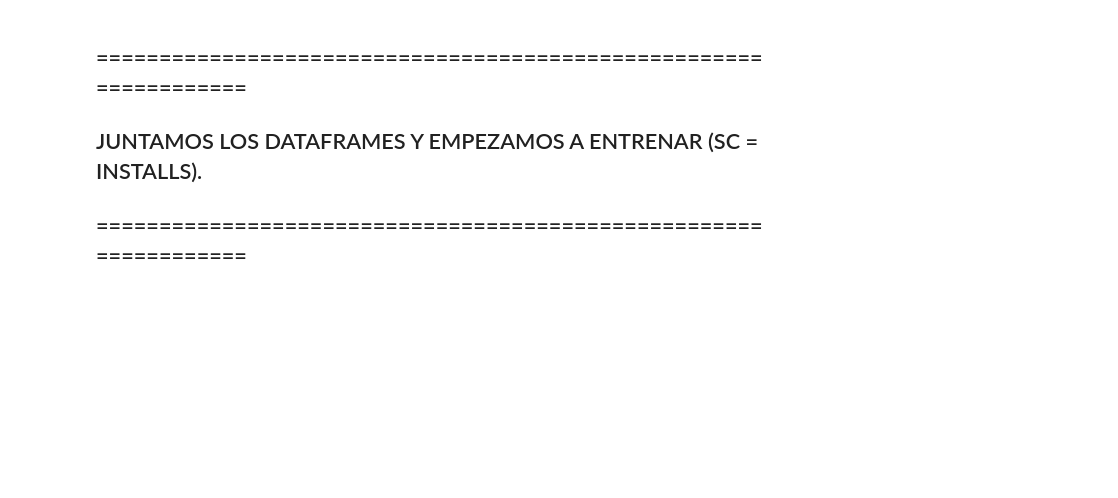
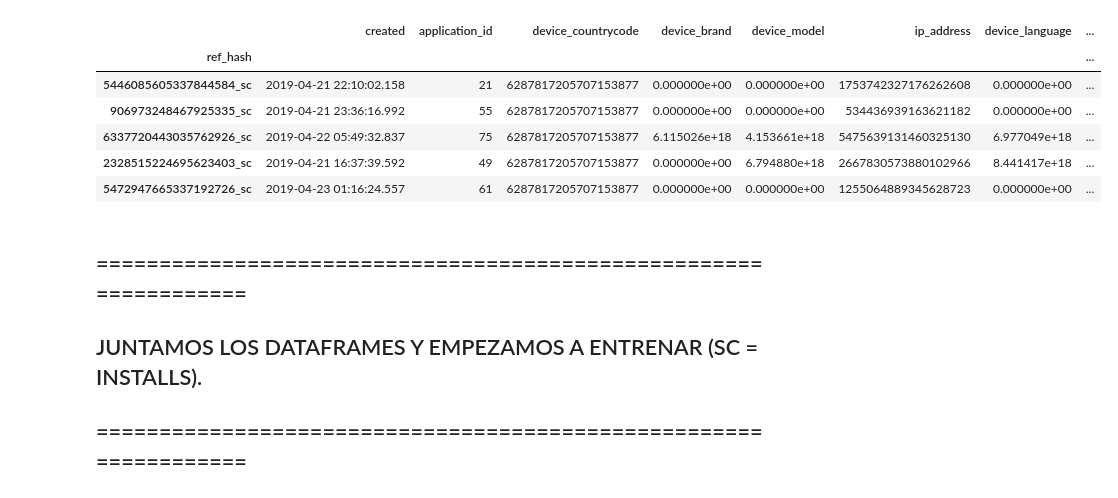
Before and after one commit to asilvestri2020/7506_1C2019, a Jupyter notebook: TP2/TP2_Continuacion_Andres.ipynb, the cells around one changed output. Cells and saved outputs as stored; diff of their text form; code cells hidden in the pictures; blank space fills up the shorter version.

```diff
--- a/TP2/TP2_Continuacion_Andres.ipynb
+++ b/TP2/TP2_Continuacion_Andres.ipynb
@@ -208,7 +208,7 @@ installs.loc[((installs.hora > 13) & (installs.hora < 19)), 'hora_tarde'] = 1
 # NOCHE de 19 a 23
 installs['hora_noche'] = 0
 installs.loc[((installs.hora > 18) & (installs.hora < 24)), 'hora_noche'] = 1
-#installs['cantidad'] = 1
+installs['cantidad'] = 1
 ################################################################
 ################################################################
 # %%
@@ -271,6 +316,40 @@ installs_Ventana2 = installs[(installs['dia'] >= 24) & (installs['dia'] <= 26)]
 #installs_Ventana4 = installs[(installs['dia'] >= 21) & (installs['dia'] <= 23)]
 #installs_Ventana5 = installs[(installs['dia'] >= 22) & (installs['dia'] <= 24)]
 ################################################################
+# %%
+################################################################
+installs['ref_hash'] = installs['ref_hash'].astype(str)
+installs['ref_hash'] = installs['ref_hash'] + '_sc'
+installs_Ventana1['ref_hash'] = installs_Ventana1['ref_hash'].astype(str)
+installs_Ventana1['ref_hash'] = installs_Ventana1['ref_hash'] + '_sc'
+installs_Ventana2['ref_hash'] = installs_Ventana2['ref_hash'].astype(str)
+installs_Ventana2['ref_hash'] = installs_Ventana2['ref_hash'] + '_sc'
+################################################################
+installs_cantidad_0 = installs[['ref_hash', 'cantidad', 'ref_type_1', 'ref_type_2', 'wifi_value_0', 'wifi_value_1', 'wifi_value_2', 'implicit_value_0', 'implicit_value_1']].copy()
+installs_cantidad_1 = installs_Ventana1[['ref_hash', 'cantidad', 'ref_type_1', 'ref_type_2', 'wifi_value_0', 'wifi_value_1', 'wifi_value_2', 'implicit_value_0', 'implicit_value_1']].copy()
+installs_cantidad_2 = installs_Ventana2[['ref_hash', 'cantidad', 'ref_type_1', 'ref_type_2', 'wifi_value_0', 'wifi_value_1', 'wifi_value_2', 'implicit_value_0', 'implicit_value_1']].copy()
+inst_cant_0 = installs_cantidad_0.groupby('ref_hash').sum()
+inst_cant_1 = installs_cantidad_1.groupby('ref_hash').sum()
+inst_cant_2 = installs_cantidad_2.groupby('ref_hash').sum()
+################################################################
+installs.drop(['cantidad', 'ref_type_1', 'ref_type_2', 'wifi_value_0', 'wifi_value_1', 'wifi_value_2', 'implicit_value_0', 'implicit_value_1'], axis=1, inplace=True)
+installs_Ventana1.drop(['cantidad', 'ref_type_1', 'ref_type_2', 'wifi_value_0', 'wifi_value_1', 'wifi_value_2', 'implicit_value_0', 'implicit_value_1'], axis=1, inplace=True)
+installs_Ventana2.drop(['cantidad', 'ref_type_1', 'ref_type_2', 'wifi_value_0', 'wifi_value_1', 'wifi_value_2', 'implicit_value_0', 'implicit_value_1'], axis=1, inplace=True)
+inst_1 = installs_Ventana1.groupby('ref_hash').min()
+inst_2 = installs_Ventana2.groupby('ref_hash').min()
+################################################################
+# %%
+inst_comb_1 = inst_1.merge(inst_cant_0, on=('ref_hash'))
+# %%
+inst_comb_1.sort_values(by='cantidad', ascending=False).head()
+# %% [output]
+|  | created | application_id | device_countrycode | device_brand | device_model | ip_address | device_language | ... |
+| ref_hash |  |  |  |  |  |  |  | ... |
+| 5446085605337844584_sc | 2019-04-21 22:10:02.158 | 21 | 6287817205707153877 | 0.000000e+00 | 0.000000e+00 | 1753742327176262608 | 0.000000e+00 | ... |
+| 906973248467925335_sc | 2019-04-21 23:36:16.992 | 55 | 6287817205707153877 | 0.000000e+00 | 0.000000e+00 | 534436939163621182 | 0.000000e+00 | ... |
+| 6337720443035762926_sc | 2019-04-22 05:49:32.837 | 75 | 6287817205707153877 | 6.115026e+18 | 4.153661e+18 | 5475639131460325130 | 6.977049e+18 | ... |
+| 2328515224695623403_sc | 2019-04-21 16:37:39.592 | 49 | 6287817205707153877 | 0.000000e+00 | 6.794880e+18 | 2667830573880102966 | 8.441417e+18 | ... |
+| 5472947665337192726_sc | 2019-04-23 01:16:24.557 | 61 | 6287817205707153877 | 0.000000e+00 | 0.000000e+00 | 1255064889345628723 | 0.000000e+00 | ... |
 # %%
 ################################################################
 ## Limpiamos el CSV cargado para que no ocupe memoria.
```
Also changed, not shown: parts of 8 cells of this notebook.
